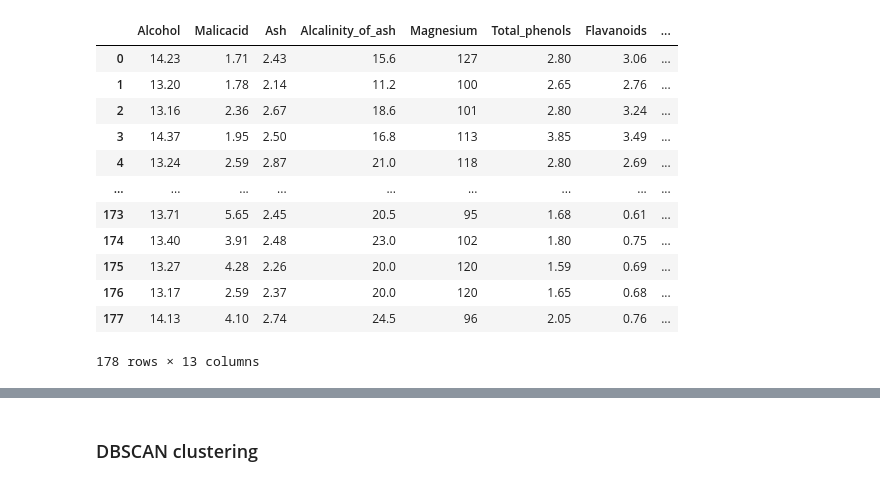
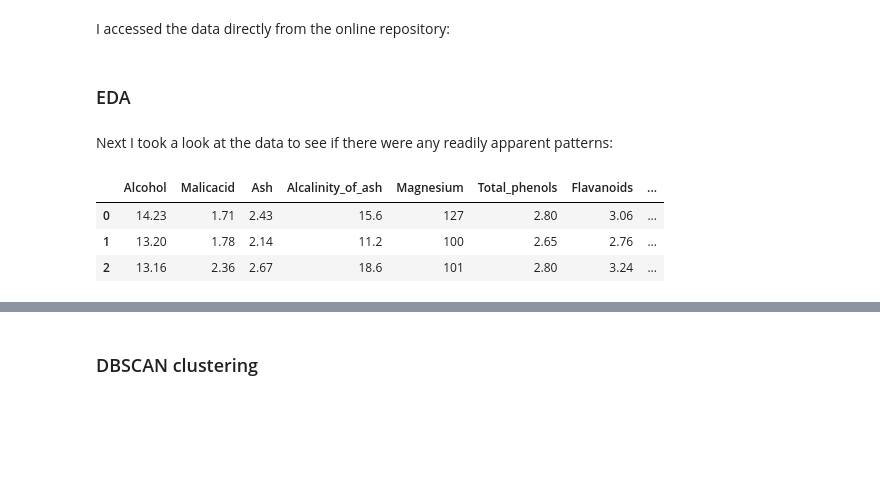
Before and after one commit to FleaBusyBeeBergs/dtsa5510-wine-clustering, a Jupyter notebook: wine-clustering.ipynb, the cells around one changed output, grey strips where cells are left out. Saved outputs shown, nothing was run; the diff lists cells and outputs as text; code cells hidden in the pictures; blank space fills up the shorter version.

```diff
--- a/wine-clustering.ipynb
+++ b/wine-clustering.ipynb
@@ -13,3 +57,5 @@ from sklearn.cluster import DBSCAN
+# %% [markdown]
+I accessed the data directly from the online repository:
 # %%
 # !pip install ucimlrepo  ## uncomment to install required repository
 from ucimlrepo import fetch_ucirepo
@@ -18,17 +66,14 @@ wine = fetch_ucirepo(id=109)
+# %% [markdown]
+### EDA
+# %% [markdown]
+Next I took a look at the data to see if there were any readily apparent patterns:
 # %%
 X = wine.data.features
-X
+y = wine.data.targets
+
+X.head(3)
 # %% [output]
 |  | Alcohol | Malicacid | Ash | Alcalinity_of_ash | Magnesium | Total_phenols | Flavanoids | ... |
 | 0 | 14.23 | 1.71 | 2.43 | 15.6 | 127 | 2.80 | 3.06 | ... |
 | 1 | 13.20 | 1.78 | 2.14 | 11.2 | 100 | 2.65 | 2.76 | ... |
 | 2 | 13.16 | 2.36 | 2.67 | 18.6 | 101 | 2.80 | 3.24 | ... |
-| 3 | 14.37 | 1.95 | 2.50 | 16.8 | 113 | 3.85 | 3.49 | ... |
-| 4 | 13.24 | 2.59 | 2.87 | 21.0 | 118 | 2.80 | 2.69 | ... |
-| ... | ... | ... | ... | ... | ... | ... | ... | ... |
-| 173 | 13.71 | 5.65 | 2.45 | 20.5 | 95 | 1.68 | 0.61 | ... |
-| 174 | 13.40 | 3.91 | 2.48 | 23.0 | 102 | 1.80 | 0.75 | ... |
-| 175 | 13.27 | 4.28 | 2.26 | 20.0 | 120 | 1.59 | 0.69 | ... |
-| 176 | 13.17 | 2.59 | 2.37 | 20.0 | 120 | 1.65 | 0.68 | ... |
-| 177 | 14.13 | 4.10 | 2.74 | 24.5 | 96 | 2.05 | 0.76 | ... |
-178 rows × 13 columns
```
Also changed, not shown: parts of 46 cells of this notebook.
